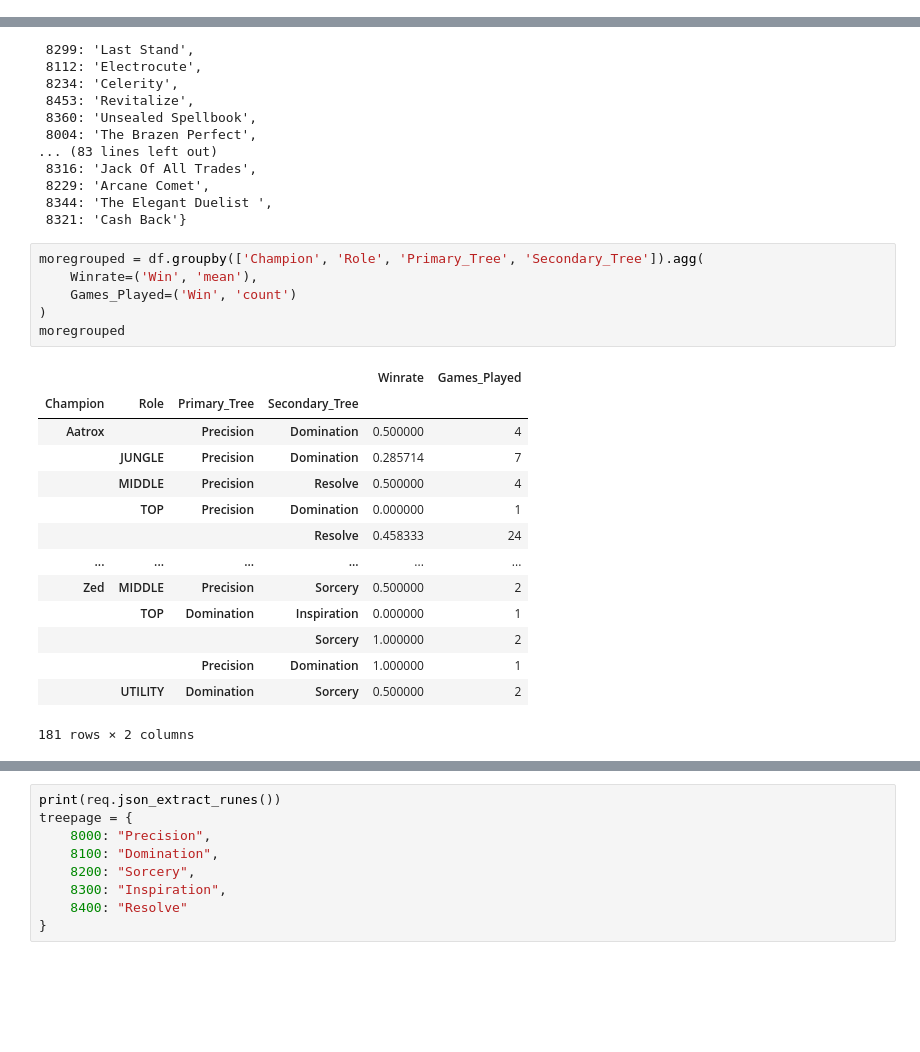
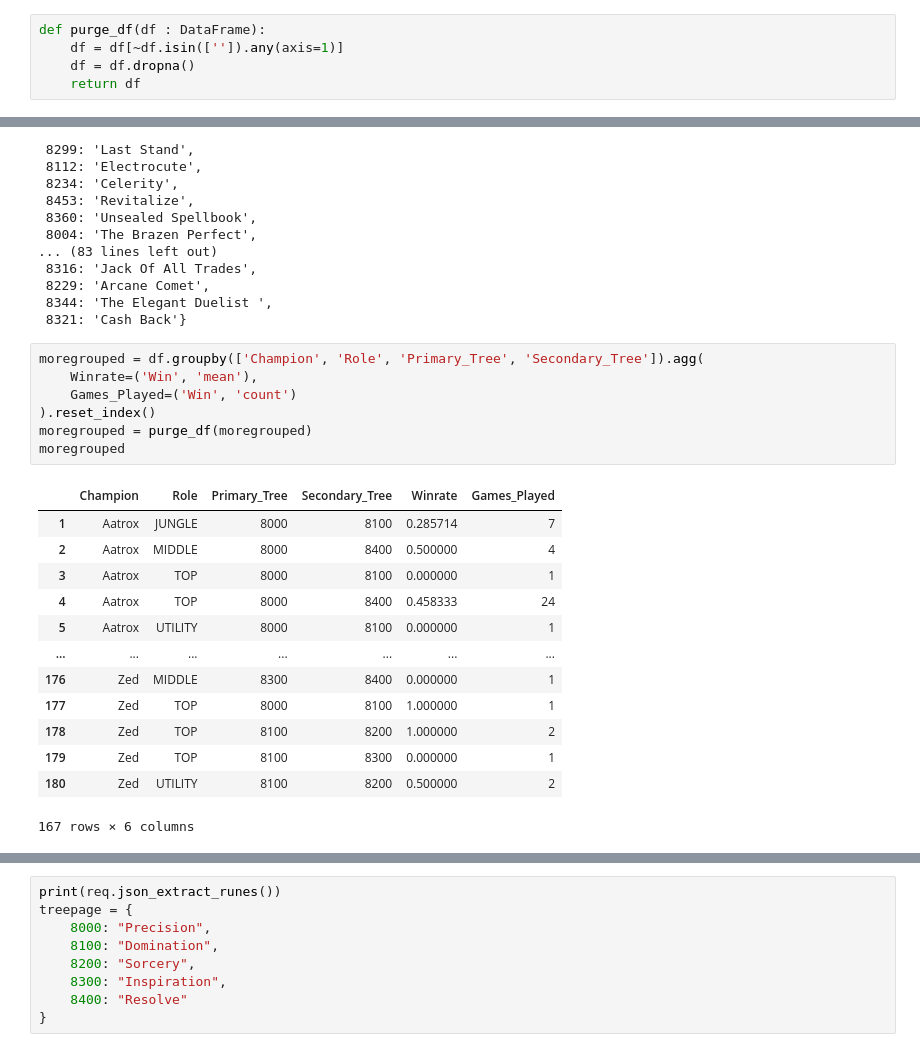
Before and after one commit to Ferix8475/LoL, a Jupyter notebook: sandbox.ipynb, the cells around one changed output, grey strips where cells are left out. Drawn from its saved outputs; the diff is of its cells as text; blank space fills up the shorter version.

```diff
--- a/sandbox.ipynb
+++ b/sandbox.ipynb
@@ -42,0 +27,5 @@ df
+# %%
+def purge_df(df : DataFrame):
+    df = df[~df.isin(['']).any(axis=1)]
+    df = df.dropna()
+    return df
@@ -130,21 +215,21 @@ runes
 # %%
 moregrouped = df.groupby(['Champion', 'Role', 'Primary_Tree', 'Secondary_Tree']).agg(
     Winrate=('Win', 'mean'),
     Games_Played=('Win', 'count')
-)
+).reset_index()
+moregrouped = purge_df(moregrouped)
 moregrouped
 # %% [output]
-|  |  |  |  | Winrate | Games_Played |
-| Champion | Role | Primary_Tree | Secondary_Tree |  |  |
-| Aatrox |  | Precision | Domination | 0.500000 | 4 |
-|  | JUNGLE | Precision | Domination | 0.285714 | 7 |
-|  | MIDDLE | Precision | Resolve | 0.500000 | 4 |
-|  | TOP | Precision | Domination | 0.000000 | 1 |
-|  |  |  | Resolve | 0.458333 | 24 |
-| ... | ... | ... | ... | ... | ... |
-| Zed | MIDDLE | Precision | Sorcery | 0.500000 | 2 |
-|  | TOP | Domination | Inspiration | 0.000000 | 1 |
-|  |  |  | Sorcery | 1.000000 | 2 |
-|  |  | Precision | Domination | 1.000000 | 1 |
-|  | UTILITY | Domination | Sorcery | 0.500000 | 2 |
+|  | Champion | Role | Primary_Tree | Secondary_Tree | Winrate | Games_Played |
+| 1 | Aatrox | JUNGLE | 8000 | 8100 | 0.285714 | 7 |
+| 2 | Aatrox | MIDDLE | 8000 | 8400 | 0.500000 | 4 |
+| 3 | Aatrox | TOP | 8000 | 8100 | 0.000000 | 1 |
+| 4 | Aatrox | TOP | 8000 | 8400 | 0.458333 | 24 |
+| 5 | Aatrox | UTILITY | 8000 | 8100 | 0.000000 | 1 |
+| ... | ... | ... | ... | ... | ... | ... |
+| 176 | Zed | MIDDLE | 8300 | 8400 | 0.000000 | 1 |
+| 177 | Zed | TOP | 8000 | 8100 | 1.000000 | 1 |
+| 178 | Zed | TOP | 8100 | 8200 | 1.000000 | 2 |
+| 179 | Zed | TOP | 8100 | 8300 | 0.000000 | 1 |
+| 180 | Zed | UTILITY | 8100 | 8200 | 0.500000 | 2 |
-181 rows × 2 columns
+167 rows × 6 columns
```
Also changed, not shown: parts of 9 cells of this notebook, 3 other files.
